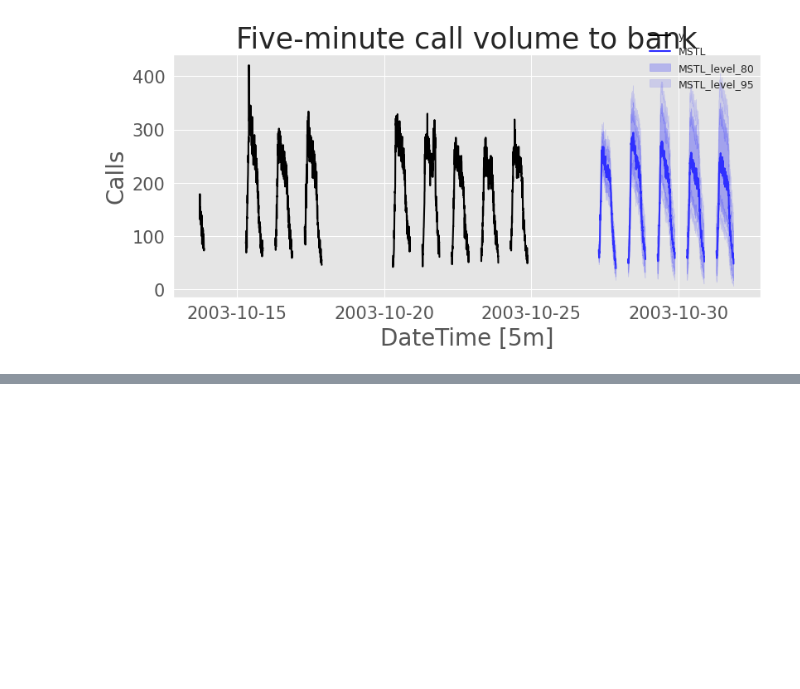
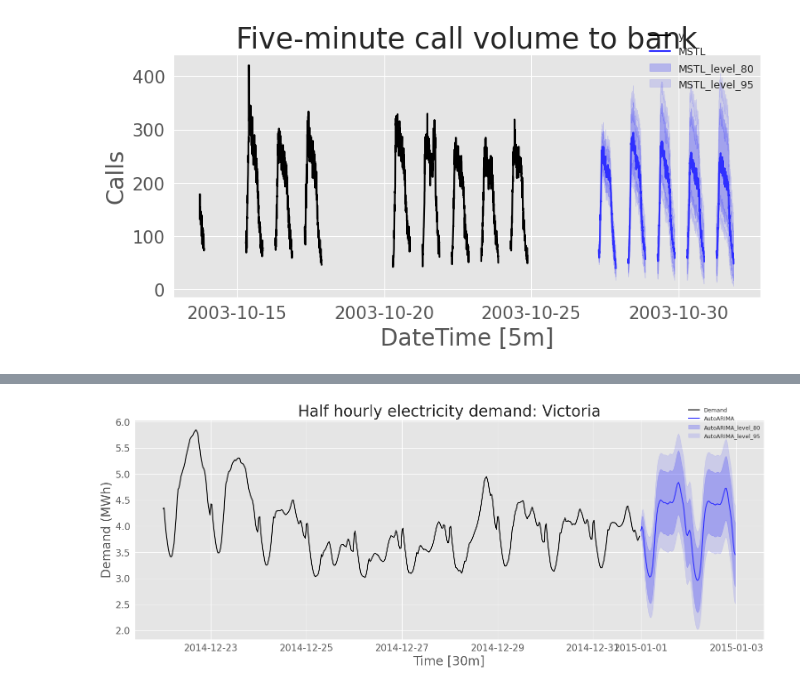
Before and after one commit to Le-Phu-Family/-Time-Series-Analysis-and-Forecasting-methods-, a Jupyter notebook: notebooks/Chapter 12 - Advanced forecasting methods/Chapter 12 - Advanced forecasting methods.ipynb, the cells around one changed output, grey strips where cells are left out. Saved outputs shown, nothing was run; the diff lists cells and outputs as text; code cells hidden in the pictures; blank space fills up the shorter version.

```diff
--- a/notebooks/Chapter 12 - Advanced forecasting methods/Chapter 12 - Advanced forecasting methods.ipynb
+++ b/notebooks/Chapter 12 - Advanced forecasting methods/Chapter 12 - Advanced forecasting methods.ipynb
@@ -111,0 +208,8 @@ fig
+# %%
+plot_series(
+    vic_elec_fourier, fc, level=level, max_insample_length=10 * 48,
+    target_col="Demand", xlabel="Time [30m]", ylabel="Demand (MWh)",
+    title="Half hourly electricity demand: Victoria",
+    palette="black_and_blue", rm_legend=False,)
+# %% [output]
+[figure, added]
```
Also changed, not shown: parts of 24 cells of this notebook, 1 other file.
